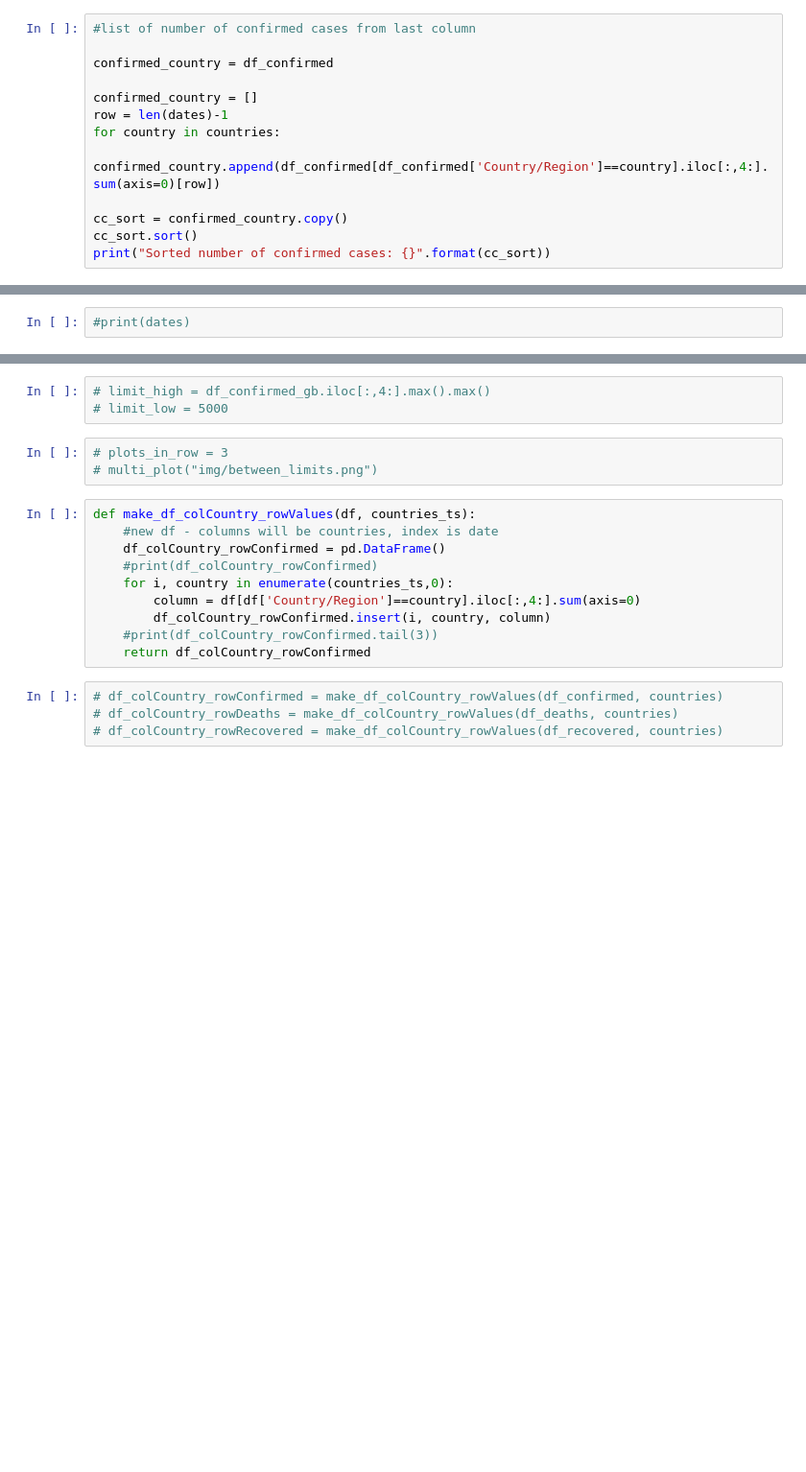
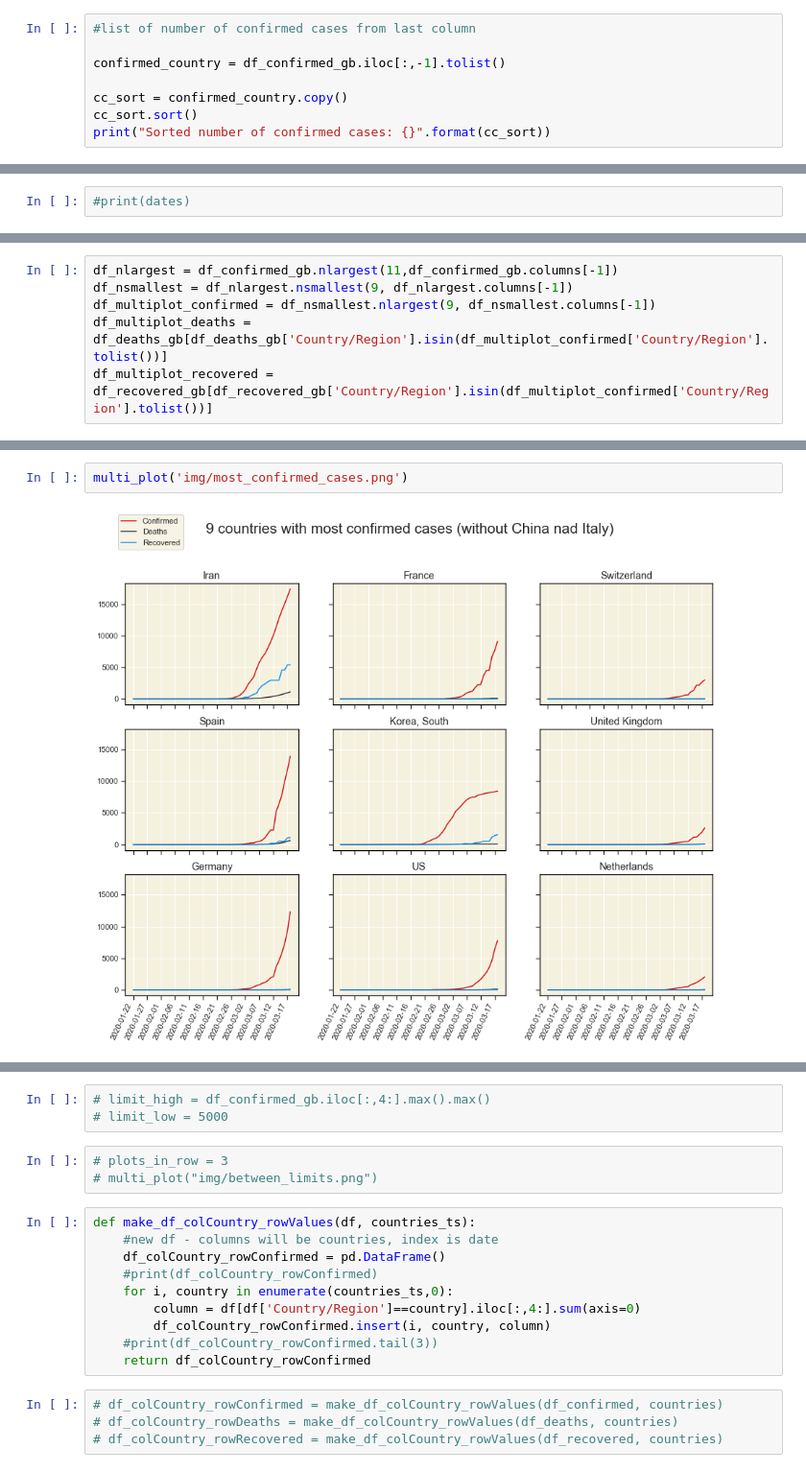
Before and after one commit to msarnacki/coronavirus-2019-nCoV, a Jupyter notebook: main.ipynb, the cells around one changed output, grey strips where cells are left out. Shown: that part at 96% size. Drawn from its saved outputs; the diff is of its cells as text; blank space fills up the shorter version.

```diff
--- a/main.ipynb
+++ b/main.ipynb
@@ -236,12 +236,7 @@ Number of countries with at least 1 confirmed case: 143
 # %%
 #list of number of confirmed cases from last column
 
-confirmed_country = df_confirmed
-
-confirmed_country = []
-row = len(dates)-1
-for country in countries:
-    confirmed_country.append(df_confirmed[df_confirmed['Country/Region']==country].iloc[:,4:].sum(axis=0)[row])
+confirmed_country = df_confirmed_gb.iloc[:,-1].tolist()
 
 cc_sort = confirmed_country.copy()
 cc_sort.sort()
@@ -315,3 +311,9 @@ def multi_plot(png_name):
     fig.suptitle('Countries with number of confirmed cases between {} and {}'.format(limit_low, limit_high))
     fig.legend(['Confirmed', 'Deaths', 'Recovered'],loc='upper left', bbox_to_anchor=(0.11, 0., 0., 1.),bbox_transform=plt.gcf().transFigure)
     plt.savefig(png_name,bbox_inches='tight')
+# %%
+df_nlargest = df_confirmed_gb.nlargest(11,df_confirmed_gb.columns[-1])
+df_nsmallest = df_nlargest.nsmallest(9, df_nlargest.columns[-1])
+df_multiplot_confirmed = df_nsmallest.nlargest(9, df_nsmallest.columns[-1])
+df_multiplot_deaths = df_deaths_gb[df_deaths_gb['Country/Region'].isin(df_multiplot_confirmed['Country/Region'].tolist())]
+df_multiplot_recovered = df_recovered_gb[df_recovered_gb['Country/Region'].isin(df_multiplot_confirmed['Country/Region'].tolist())]
@@ -318,3 +371,7 @@ def multi_plot(png_name):
+# %%
+multi_plot('img/most_confirmed_cases.png')
+# %% [output]
+[figure, added]
 # %%
 df_confirmed_gb.iloc[:,4:].max().max()
 # %% [output]
```
Also changed, not shown: parts of 20 cells of this notebook, 10 other files.
